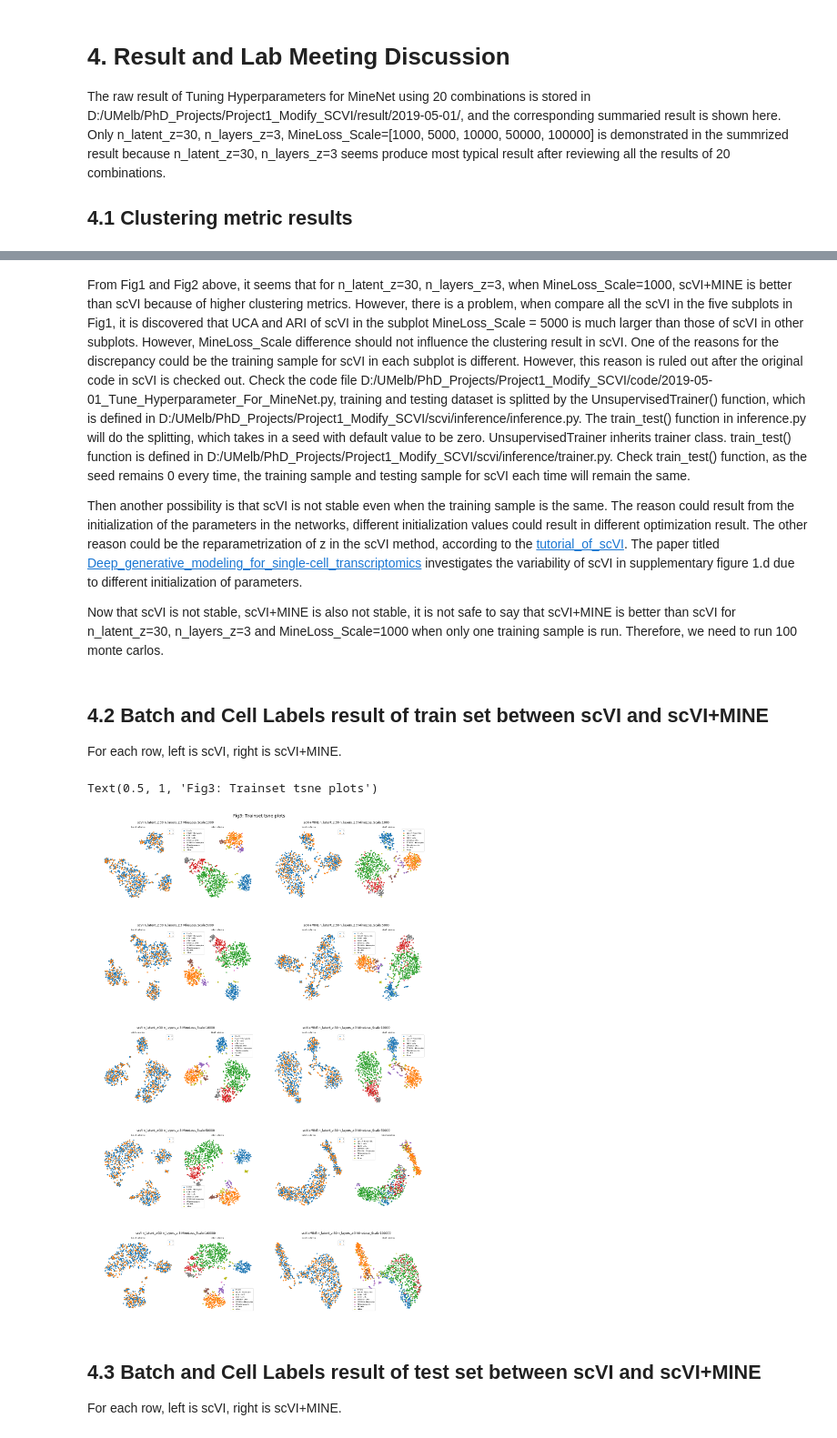
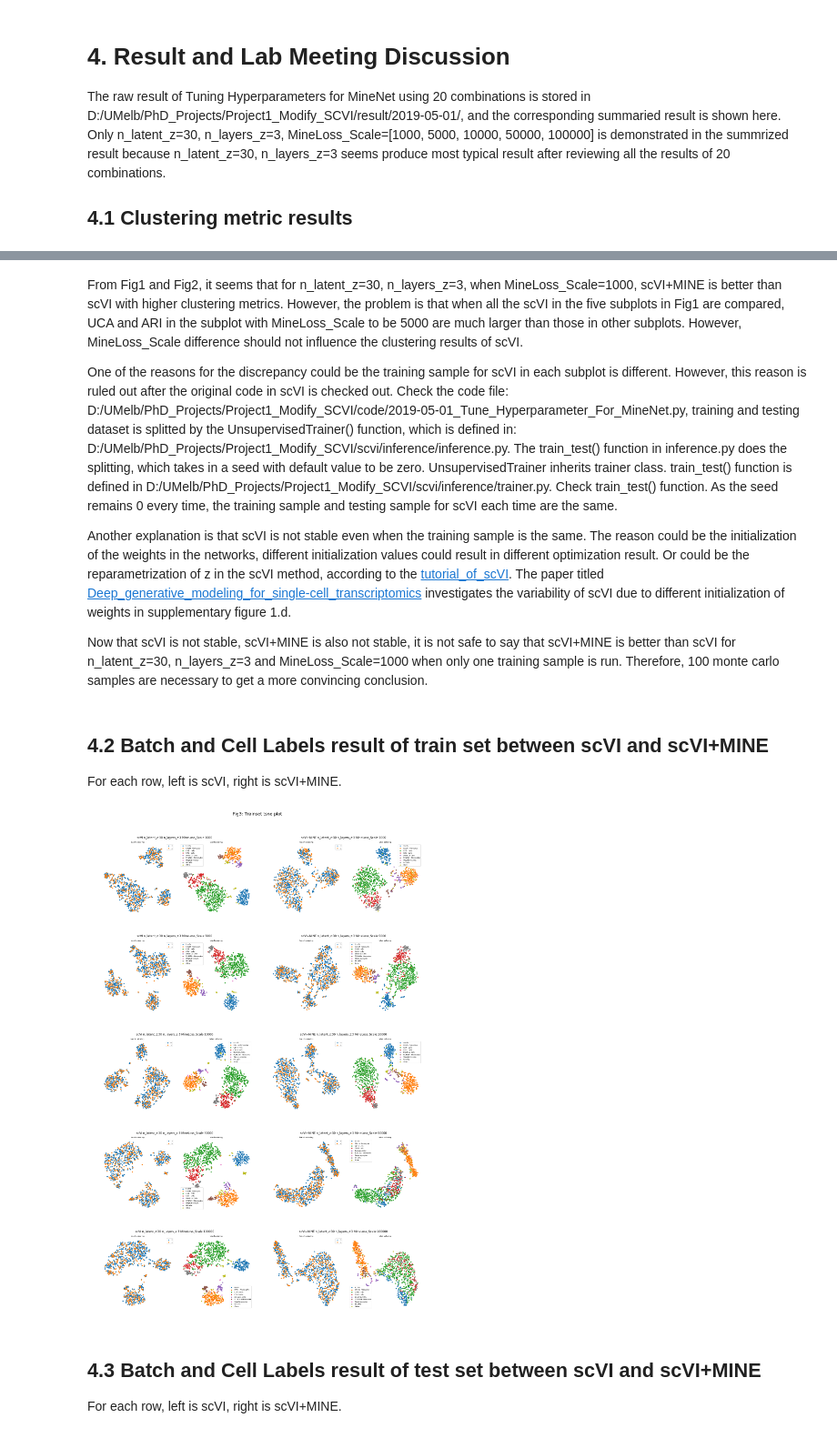
Before and after one commit to suswei/single-cell-rna-seq, a Jupyter notebook: jupyter_notebook/Report_SummarizedResult_LabMeeting_ToDo/2019-05-01_Tune_Hyperparameter_For_MineNet.ipynb, the cells around one changed output, grey strips where cells are left out. Shown at 91% size. Drawn from its saved outputs; the diff is of its cells as text; code cells hidden in the pictures.

```diff
--- a/jupyter_notebook/Report_SummarizedResult_LabMeeting_ToDo/2019-05-01_Tune_Hyperparameter_For_MineNet.ipynb
+++ b/jupyter_notebook/Report_SummarizedResult_LabMeeting_ToDo/2019-05-01_Tune_Hyperparameter_For_MineNet.ipynb
@@ -68,35 +60,31 @@ ax[-1,-1].axis('off')
 # %% [markdown]
-From Fig1 and Fig2 above, it seems that for n_latent_z=30, n_layers_z=3, when MineLoss_Scale=1000, scVI+MINE is better than scVI because of higher clustering metrics. However, there is a problem, when compare all the scVI in the five subplots in Fig1, it is discovered that UCA and ARI of scVI in the subplot MineLoss_Scale = 5000 is much larger than those of scVI in other subplots. However, MineLoss_Scale difference should not influence the clustering result in scVI. One of the reasons for the discrepancy could be the training sample for scVI in each subplot is different. However, this reason is ruled out after the original code in scVI is checked out. Check the code file D:/UMelb/PhD_Projects/Project1_Modify_SCVI/code/2019-05-01_Tune_Hyperparameter_For_MineNet.py, training and testing dataset is splitted by the UnsupervisedTrainer() function, which is defined in D:/UMelb/PhD_Projects/Project1_Modify_SCVI/scvi/inference/inference.py. The train_test() function in inference.py will do the splitting, which takes in a seed with default value to be zero. UnsupervisedTrainer inherits trainer class. train_test() function is defined in D:/UMelb/PhD_Projects/Project1_Modify_SCVI/scvi/inference/trainer.py.  Check train_test() function, as the seed remains 0 every time, the training sample and testing sample for scVI each time will remain the same.
+From Fig1 and Fig2, it seems that for n_latent_z=30, n_layers_z=3, when MineLoss_Scale=1000, scVI+MINE is better than scVI with higher clustering metrics. However, the problem is that when all the scVI in the five subplots in Fig1 are compared, UCA and ARI in the subplot with MineLoss_Scale to be 5000 are much larger than those in other subplots. However, MineLoss_Scale difference should not influence the clustering results of scVI.
 
-Then another possibility is that scVI is not stable even when the training sample is the same. The reason could result from the initialization of the parameters in the networks, different initialization values could result in different optimization result. The other reason could be the reparametrization of z in the scVI method, according to the [tutorial_of_scVI](https://arxiv.org/abs/1606.05908). The paper titled [Deep_generative_modeling_for_single-cell_transcriptomics](https://www-nature-com.ezp.lib.unimelb.edu.au/articles/s41592-018-0229-2#Sec43) investigates the variability of scVI in supplementary figure 1.d due to different initialization of parameters.
+One of the reasons for the discrepancy could be the training sample for scVI in each subplot is different. However, this reason is ruled out after the original code in scVI is checked out. Check the code file: D:/UMelb/PhD_Projects/Project1_Modify_SCVI/code/2019-05-01_Tune_Hyperparameter_For_MineNet.py,
+training and testing dataset is splitted by the UnsupervisedTrainer() function, which is defined in: D:/UMelb/PhD_Projects/Project1_Modify_SCVI/scvi/inference/inference.py.
+The train_test() function in inference.py does the splitting, which takes in a seed with default value to be zero. UnsupervisedTrainer inherits trainer class. train_test() function is defined in D:/UMelb/PhD_Projects/Project1_Modify_SCVI/scvi/inference/trainer.py.  Check train_test() function. As the seed remains 0 every time, the training sample and testing sample for scVI each time are the same.
 
-Now that scVI is not stable, scVI+MINE is also not stable, it is not safe to say that scVI+MINE is better than scVI for n_latent_z=30, n_layers_z=3 and MineLoss_Scale=1000 when only one training sample is run. Therefore, we need to run 100 monte carlos.
+Another explanation is that scVI is not stable even when the training sample is the same. The reason could be the initialization of the weights in the networks, different initialization values could result in different optimization result. Or could be the reparametrization of z in the scVI method, according to the [tutorial_of_scVI](https://arxiv.org/abs/1606.05908). The paper titled [Deep_generative_modeling_for_single-cell_transcriptomics](https://www-nature-com.ezp.lib.unimelb.edu.au/articles/s41592-018-0229-2#Sec43) investigates the variability of scVI due to different initialization of weights in supplementary figure 1.d.
+
+Now that scVI is not stable, scVI+MINE is also not stable, it is not safe to say that scVI+MINE is better than scVI for n_latent_z=30, n_layers_z=3 and MineLoss_Scale=1000 when only one training sample is run. Therefore, 100 monte carlo samples are necessary to get a more convincing conclusion.
 # %% [markdown]
 ## 4.2 Batch and Cell Labels result of train set between scVI and scVI+MINE
 For each row, left is scVI, right is scVI+MINE.
-# %%
-images = []
-for MineLoss_Scale in MineLoss_Scales:
-    img_path1 = 'result\\2019-05-01\\trainset_tsne_SCVI_pbmc_Hidden30_layers3_MineLossScale%s.png'%(MineLoss_Scale)
-    img_path2 = 'result\\2019-05-01\\trainset_tsne_SCVI+MINE_pbmc_Hidden30_layers3_MineLossScale%s.png'%(MineLoss_Scale)
-    images.append(mpimg.imread(img_path1))
-    images.append(mpimg.imread(img_path2))
-
-fig,ax = plt.subplots(5,2,figsize=(20,30))
-fig.tight_layout()
-columns = 2
-for i, image in enumerate(images):
-    ax[i//2,i-(i//2)*2] = plt.subplot(len(images) / columns, columns, i + 1)
-    ax[i//2,i-(i//2)*2].axis('off')
-    if (i+1)%2==1:
-        ax[i//2,i-(i//2)*2].set_title('scVI n_latent_z:30 n_layers_z:3 MineLoss_Scale:%s'%(MineLoss_Scales[i//2]))
-    else:
-        ax[i//2,i-(i//2)*2].set_title('scVI+MINE n_latent_z:30 n_layers_z:3 MineLoss_Scale:%s'%(MineLoss_Scales[i//2]))
-    plt.imshow(image)
-fig.suptitle('Fig3: Trainset tsne plots', y=1, fontsize=18, verticalalignment='top')
-# %% [output]
-Text(0.5, 1, 'Fig3: Trainset tsne plots')
-[figure, removed]
+# %%
+file_paths = []
+subfile_titles = []
+
+for i,MineLoss_Scale in enumerate(MineLoss_Scales):
+    file_paths = file_paths + ['D:\\UMelb\\PhD_Projects\\Project1_Modify_SCVI\\result\\2019-05-01\\trainset_tsne_SCVI_pbmc_Hidden30_layers3_MineLossScale%s.png'%(MineLoss_Scale)]
+    file_paths = file_paths + ['D:\\UMelb\\PhD_Projects\\Project1_Modify_SCVI\\result\\2019-05-01\\trainset_tsne_SCVI+MINE_pbmc_Hidden30_layers3_MineLossScale%s.png'%(MineLoss_Scale)]
+
+    subfile_titles = subfile_titles + ['scVI n_latent_z:30 n_layers_z:3 MineLoss_Scale:%s'%(MineLoss_Scales[i])]
+    subfile_titles = subfile_titles + ['scVI+MINE n_latent_z:30 n_layers_z:3 MineLoss_Scale:%s'%(MineLoss_Scales[i])]
+
+exec(open('D:\\UMelb\\PhD_Projects\\Project1_Modify_SCVI\\code\\SummarizeResult.py').read())
+SummarizeResult('image',file_paths,subfile_titles,'Fig3: Trainset tsne plot')
+# %% [output]
+[figure, added]
 # %% [markdown]
 ## 4.3 Batch and Cell Labels result of test set between scVI and scVI+MINE
 For each row, left is scVI, right is scVI+MINE.
```
Also changed, not shown: parts of 11 cells of this notebook, 2 other files.
